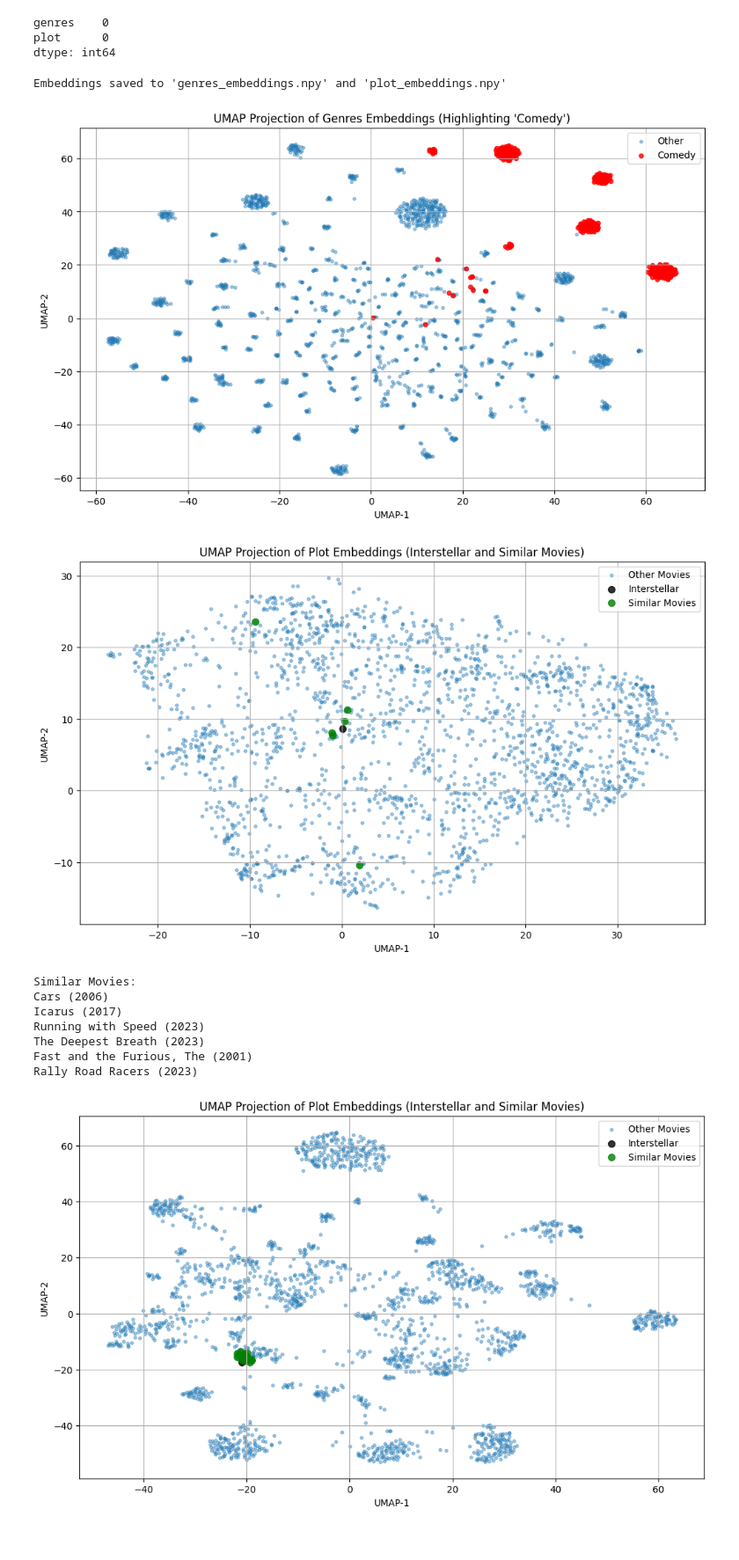
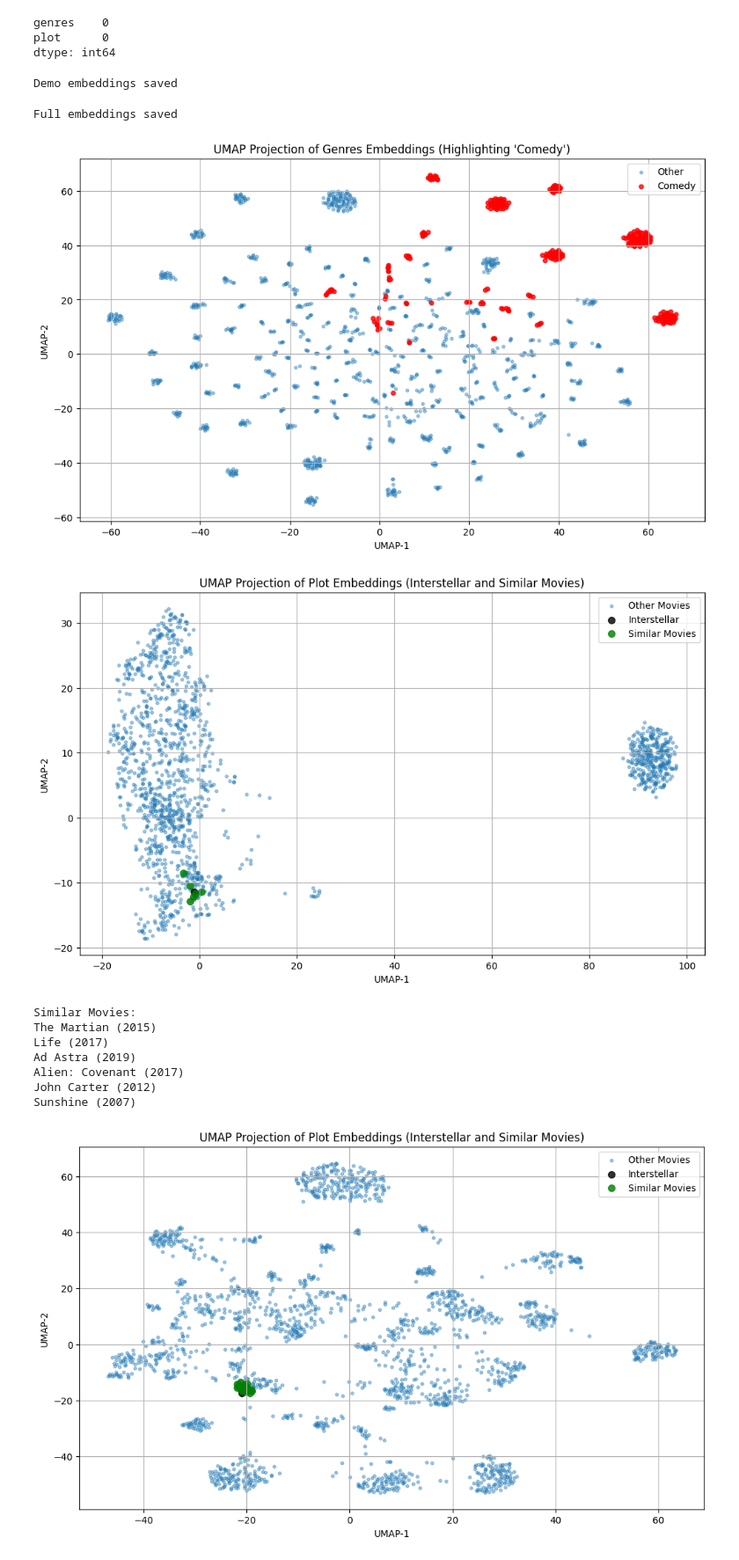
Before and after one commit to RichardFedak/llm-diversity, a Jupyter notebook: experiment/EasyStudy/server/static/datasets/ml-latest/explore.ipynb, the cells around one changed output. Shown at 88% size. Cells and saved outputs as stored; diff of their text form; code cells hidden in the pictures.

Commit message:
Download plot for remaining data

```diff
--- a/experiment/EasyStudy/server/static/datasets/ml-latest/explore.ipynb
+++ b/experiment/EasyStudy/server/static/datasets/ml-latest/explore.ipynb
@@ -145,21 +120,19 @@ loader = Loader(movies_df, ratings_df, links_df)
 explore_loader = Loader(explore_movies_df, explore_ratings_df, explore_links_df)
 
 filters_demo = [
-    RatingLowFilter(4.0),
-    MovieFilterByYear(1990),
-    RatingFilterOld(2010),
-    RatingsPerYearFilterOld(50.0),
-    RatingUserFilter(100),
+    RatingFilterOld(2017),
+    RatingsPerYearFilter(200),
+    RatingUserFilter(200),
+    MoviesNoGenreFilter(),
     RatedMovieFilter(),
     LinkFilter()
 ]
 
 filters_experiment = [
-    #RatingLowFilter(4.0),
-    #MovieFilterByYear(1990),
     RatingFilterOld(2017),
     RatingsPerYearFilter(10),
     RatingUserFilter(50),
+    MoviesNoGenreFilter(),
     RatedMovieFilter(),
     LinkFilter()
 ]
@@ -173,5 +146,8 @@ for f in filters_experiment:
 filtered_movies = loader.movies_df
 print(len(filtered_movies))
 
+# movies 2023
+print(len(explore_loader.movies_df[explore_loader.movies_df.year == 2023]))
+
 print(filtered_movies['genres'].value_counts())
 # %% [output]
@@ -323,25 +411,37 @@ genres    0
 plot      0
 dtype: int64
 # %%
-genre_strings = ["Genres of the movie: " + genres for genres in filtered_movies["genres"]]
+demo_genre_strings = [genres for genres in filtered_movies["genres"]]
 
-# Encode the genres using the SentenceTransformer model
-genres_embeddings = model.encode(genre_strings, show_progress_bar=True)
+demo_genres_embeddings = model.encode(demo_genre_strings, show_progress_bar=True)
 
+demo_plot_strings = [plot for plot in filtered_movies["plot"]]
 
-plot_strings = ["Plot of the movie: " + plot for plot in filtered_movies["plot"]]
+demo_plot_embeddings = model.encode(demo_plot_strings, show_progress_bar=True)
 
-plot_embeddings = model.encode(plot_strings, show_progress_bar=True)
+np.save('demo_genres_embeddings.npy', demo_genres_embeddings)
+np.save('demo_plot_embeddings.npy', demo_plot_embeddings)
 
-# Save to .npy files
-np.save('genres_embeddings.npy', genres_embeddings)
-np.save('plot_embeddings.npy', plot_embeddings)
-
-print("Embeddings saved to 'genres_embeddings.npy' and 'plot_embeddings.npy'")
+print("Demo embeddings saved")
 # %% [output]
-Embeddings saved to 'genres_embeddings.npy' and 'plot_embeddings.npy'
+Demo embeddings saved
+# %%
+full_genre_strings = [genres for genres in explore_loader.movies_df["genres"]]
+
+full_genres_embeddings = model.encode(full_genre_strings, show_progress_bar=True)
+
+full_plot_strings = [plot for plot in explore_loader.movies_df["plot"]]
+
+full_plot_embeddings = model.encode(full_plot_strings, show_progress_bar=True)
+
+np.save('genres_embeddings.npy', full_genres_embeddings)
+np.save('plot_embeddings.npy', full_plot_embeddings)
+
+print("Full embeddings saved")
+# %% [output]
+Full embeddings saved
 # %%
-genres_embeddings = np.load('genres_embeddings.npy')
+genres_embeddings = np.load('demo_genres_embeddings.npy')
 
 umap_genres = umap.UMAP(
     n_neighbors=3,
@@ -355,7 +455,7 @@ genres_2d = umap_genres.fit_transform(genres_embeddings)
 single_comedy_mask = filtered_movies['genres'].str.lower().str.split(',').apply(lambda x: len(x) == 1 and 'comedy' in x)
 
 # Mask for movies with exactly 2 genres, and one of them is "Comedy"
-two_genre_comedy_mask = filtered_movies['genres'].str.lower().str.split(',').apply(lambda x: len(x) == 2 and 'comedy' in x)
+two_genre_comedy_mask = filtered_movies['genres'].str.lower().str.split(',').apply(lambda x: len(x) >= 2 and 'comedy' in x)
 
 comedy_movies_mask = single_comedy_mask | two_genre_comedy_mask
 
@@ -369,9 +469,9 @@ plt.legend()
 plt.grid(True)
 plt.show()
 # %% [output]
-[figure, old version]
+[figure, new version]
 # %%
-plot_embeddings = np.load('plot_embeddings.npy')
+plot_embeddings = np.load('demo_plot_embeddings.npy')
 
 umap_plot = umap.UMAP(
     n_neighbors=20,
@@ -381,42 +481,42 @@ umap_plot = umap.UMAP(
     min_dist=0.5,
     spread=15)
 plot_2d = umap_plot.fit_transform(plot_embeddings)
 
-index = filtered_movies[filtered_movies['title'] == "Gran Turismo (2023)"].index[0]
+index = filtered_movies[filtered_movies['title'] == "Interstellar (2014)"].index[0]
 
 selected_movie_embedding = plot_embeddings[index]
 
 distances = cosine_distances([selected_movie_embedding], plot_embeddings).flatten()
 
 nearest_indices = np.argsort(distances)[1:7]  # Skip the first one
 
 plt.figure(figsize=(12, 7))
 
 plt.scatter(plot_2d[:, 0], plot_2d[:, 1], s=10, alpha=0.4, label="Other Movies")
 
 plt.scatter(plot_2d[index, 0], plot_2d[index, 1], s=50, color="black", alpha=0.8, label="Interstellar")
 
 plt.scatter(plot_2d[nearest_indices, 0], plot_2d[nearest_indices, 1], s=50, color="green", alpha=0.8, label="Similar Movies")
 
 plt.title("UMAP Projection of Plot Embeddings (Interstellar and Similar Movies)")
 plt.xlabel("UMAP-1")
 plt.ylabel("UMAP-2")
 plt.legend()
 plt.grid(True)
 plt.show()
 
 print("Similar Movies:")
 for idx in nearest_indices:
     print(filtered_movies.iloc[idx]["title"])
 # %% [output]
-[figure, old version]
+[figure, new version]
 Similar Movies:
-Cars (2006)
-Icarus (2017)
-Running with Speed (2023)
-The Deepest Breath (2023)
-Fast and the Furious, The (2001)
-Rally Road Racers (2023)
+The Martian (2015)
+Life (2017)
+Ad Astra (2019)
+Alien: Covenant (2017)
+John Carter (2012)
+Sunshine (2007)
 # %%
 
 umap_genres = umap.UMAP(
```
Also changed, not shown: parts of 5 cells of this notebook.
